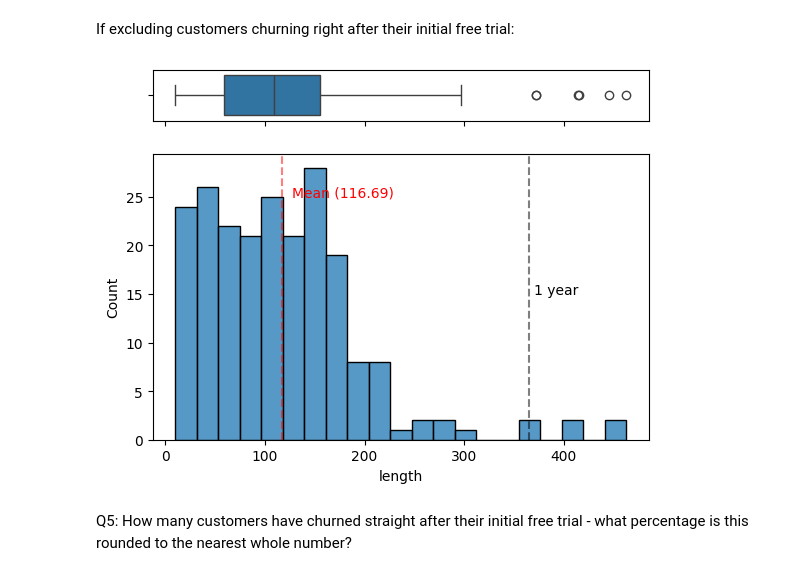
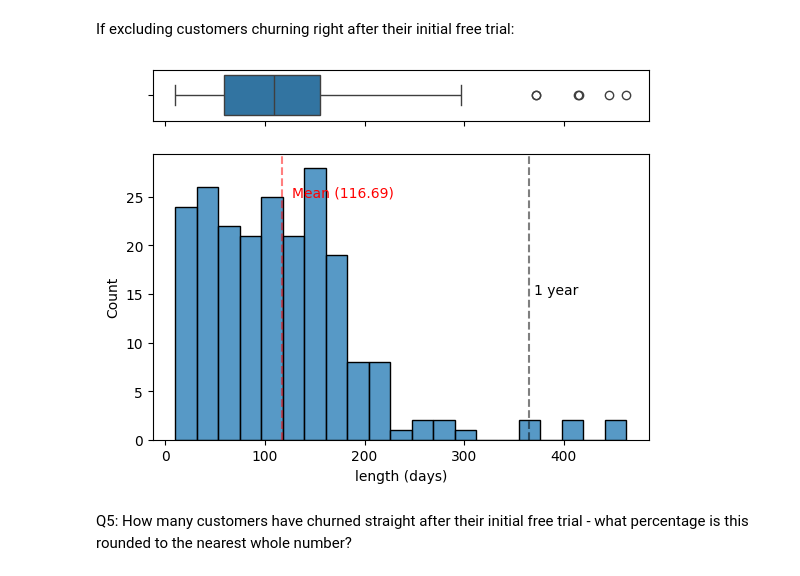
Before and after one commit to 20100215/8_Week_SQL_Challenge, a Jupyter notebook: Week 3 (Foodie-Fi)/week3.ipynb, the cells around one changed output. Cells and saved outputs as stored; diff of their text form; code cells hidden in the pictures.

```diff
--- a/Week 3 (Foodie-Fi)/week3.ipynb
+++ b/Week 3 (Foodie-Fi)/week3.ipynb
@@ -240,7 +240,7 @@ q4b_df = query('''
     )
     SELECT
         p4.customer_id,
-        julianday(p4.start_date) - julianday(p0.start_date) AS length
+        julianday(p4.start_date) - julianday(p0.start_date) AS 'length (days)'
     FROM
         p4_dates p4
         INNER JOIN p0_dates p0 ON p4.customer_id = p0.customer_id
@@ -279,22 +279,22 @@ plt.show()
 # %% [markdown]
 If excluding customers churning right after their initial free trial:
 # %%
-q4b_df_2 = q4b_df[q4b_df['length'] > 8]
-mean_length = q4b_df_2['length'].mean()
+q4b_df_2 = q4b_df[q4b_df['length (days)'] > 8]
+mean_length = q4b_df_2['length (days)'].mean()
 f, (ax_box, ax_hist) = plt.subplots(2, sharex=True, gridspec_kw={"height_ratios": (.15, .85)})
 
-sns.boxplot(q4b_df_2["length"], orient="h", ax=ax_box)
-sns.histplot(data=q4b_df_2, x="length", bins=int(np.sqrt(q4b_df_2['length'].max())), ax=ax_hist)
+sns.boxplot(q4b_df_2["length (days)"], orient="h", ax=ax_box)
+sns.histplot(data=q4b_df_2, x="length (days)", bins=int(np.sqrt(q4b_df_2['length (days)'].max())), ax=ax_hist)
 plt.axvline(x = 365, color = 'black', alpha=0.5, linestyle='dashed')
 plt.text(370,15, '1 year', color='black')
 plt.axvline(x = mean_length, color='red', alpha=0.5, linestyle='dashed')
 plt.text(mean_length+10, 25, f'Mean ({mean_length:.2f})', color='red')
 
 # Remove x axis name for the boxplot
 ax_box.set(xlabel='')
 plt.show()
 # %% [output]
-[figure, old version]
+[figure, new version]
 # %% [markdown]
 Q5: How many customers have churned straight after their initial free trial - what percentage is this rounded to the nearest whole number?
 # %%
```
Also changed, not shown: parts of 2 cells of this notebook.
